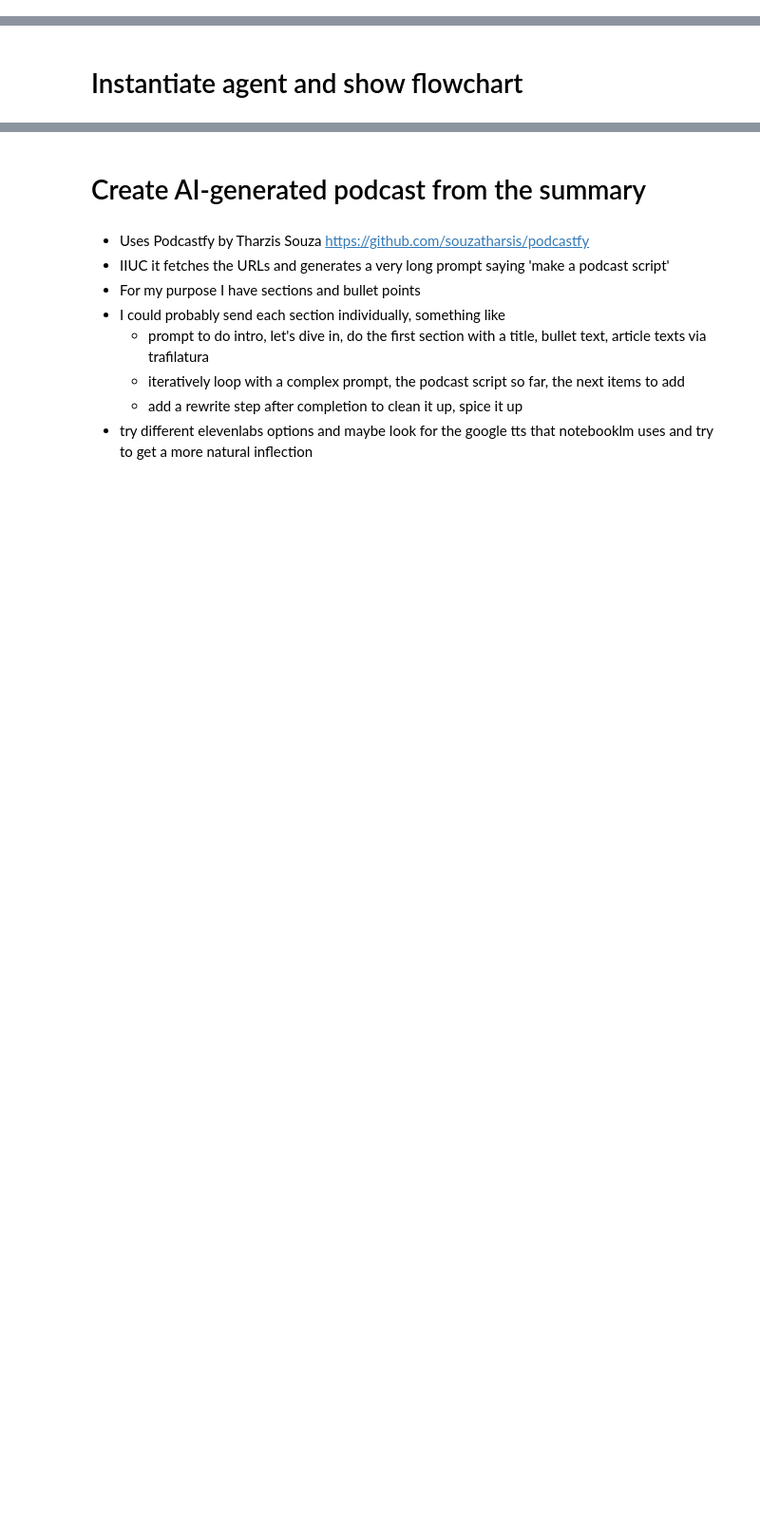
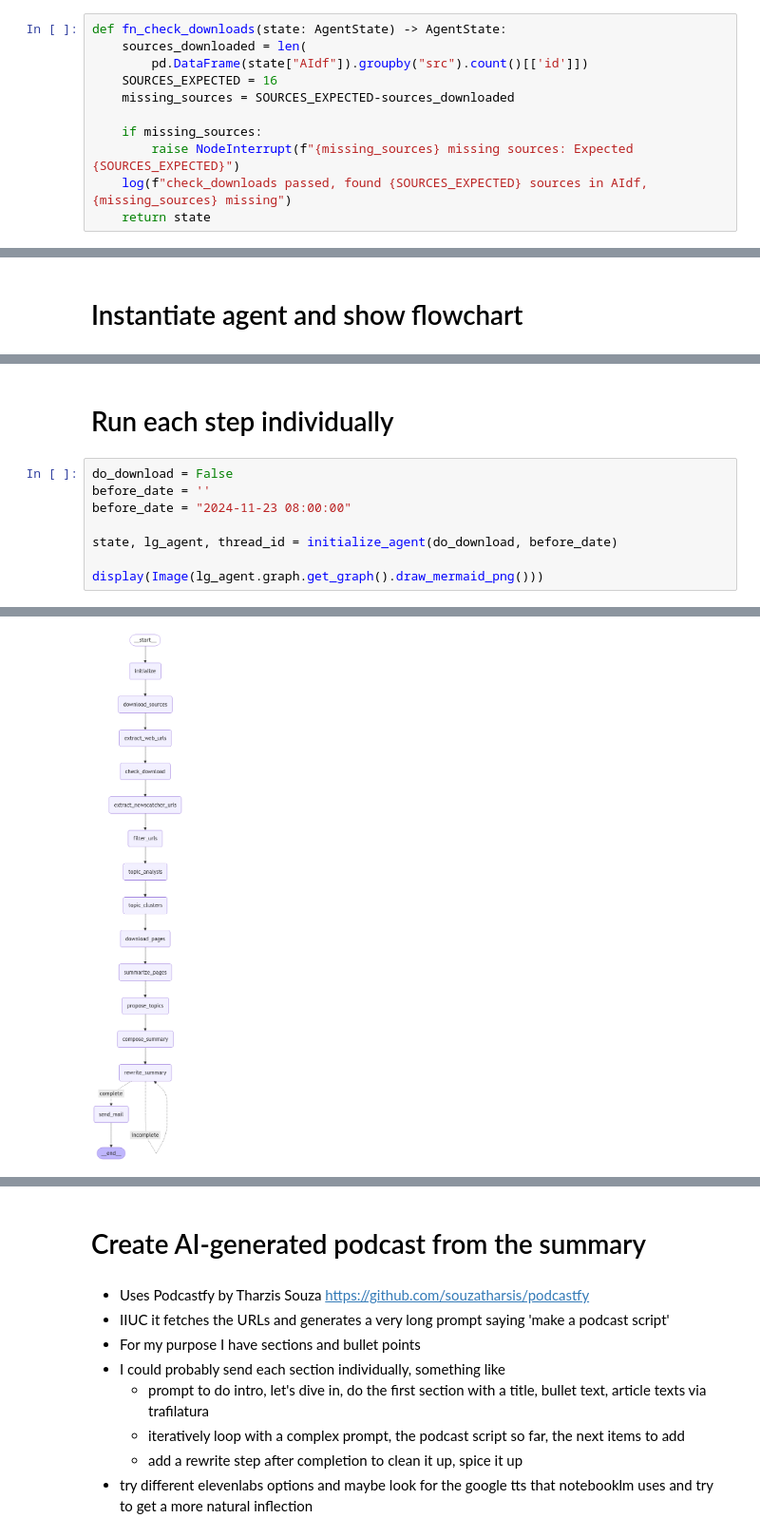
Before and after one commit to druce/AInewsbot, a Jupyter notebook: AInewsbot_langgraph.ipynb, the cells around one changed output, grey strips where cells are left out. Shown at 95% size. Cells and saved outputs as stored; diff of their text form; blank space fills up the shorter version.

```diff
--- a/AInewsbot_langgraph.ipynb
+++ b/AInewsbot_langgraph.ipynb
@@ -429,6 +469,17 @@ if DEBUG:
     # if so, download missing ones manually and then re-run fn_extract_urls
     print(len(pd.DataFrame(test_state["AIdf"]).groupby('src').count()))
     display(pd.DataFrame(test_state["AIdf"]).groupby('src').count()[['id']])
+# %%
+def fn_check_downloads(state: AgentState) -> AgentState:
+    sources_downloaded = len(
+        pd.DataFrame(state["AIdf"]).groupby("src").count()[['id']])
+    SOURCES_EXPECTED = 16
+    missing_sources = SOURCES_EXPECTED-sources_downloaded
+
+    if missing_sources:
+        raise NodeInterrupt(f"{missing_sources} missing sources: Expected {SOURCES_EXPECTED}")
+    log(f"check_downloads passed, found {SOURCES_EXPECTED} sources in AIdf, {missing_sources} missing")
+    return state
 # %%
 # get AI news via newscatcher
 # https://docs.newscatcherapi.com/api-docs/endpoints/search-news
@@ -1793,0 +1858,11 @@ display(Markdown(last_state.values["summary"].replace("$","\\\\$")))
+# %% [markdown]
+# Run each step individually
+# %%
+do_download = False
+before_date = ''
+before_date = "2024-11-23 08:00:00"
+
+state, lg_agent, thread_id = initialize_agent(do_download, before_date)
+
+display(Image(lg_agent.graph.get_graph().draw_mermaid_png()))
+# %% [output]
@@ -1793,0 +1870 @@ display(Markdown(last_state.values["summary"].replace("$","\\\\$")))
+[figure, added]
```
Also changed, not shown: parts of 81 cells of this notebook, 4 other files.
